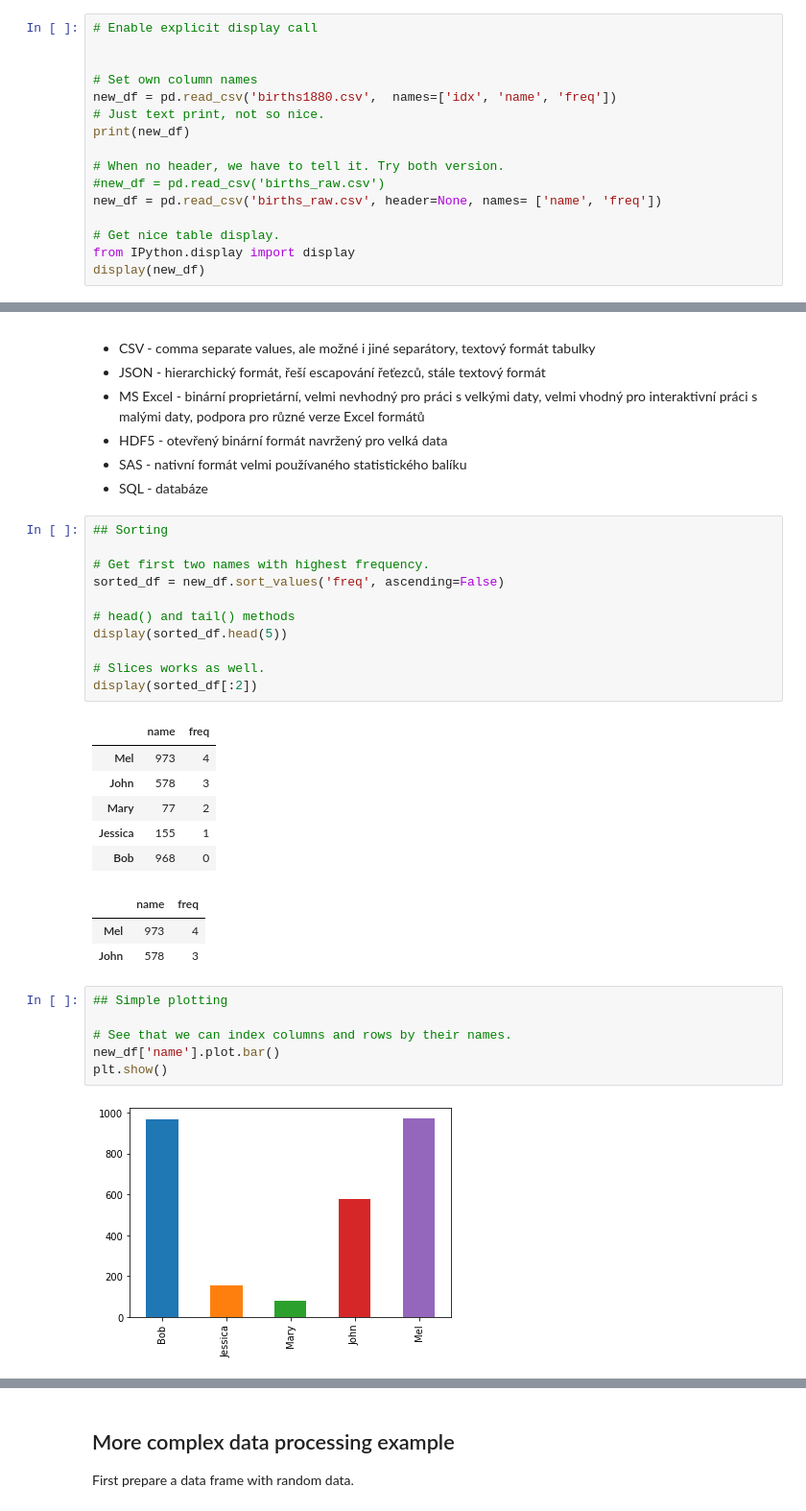
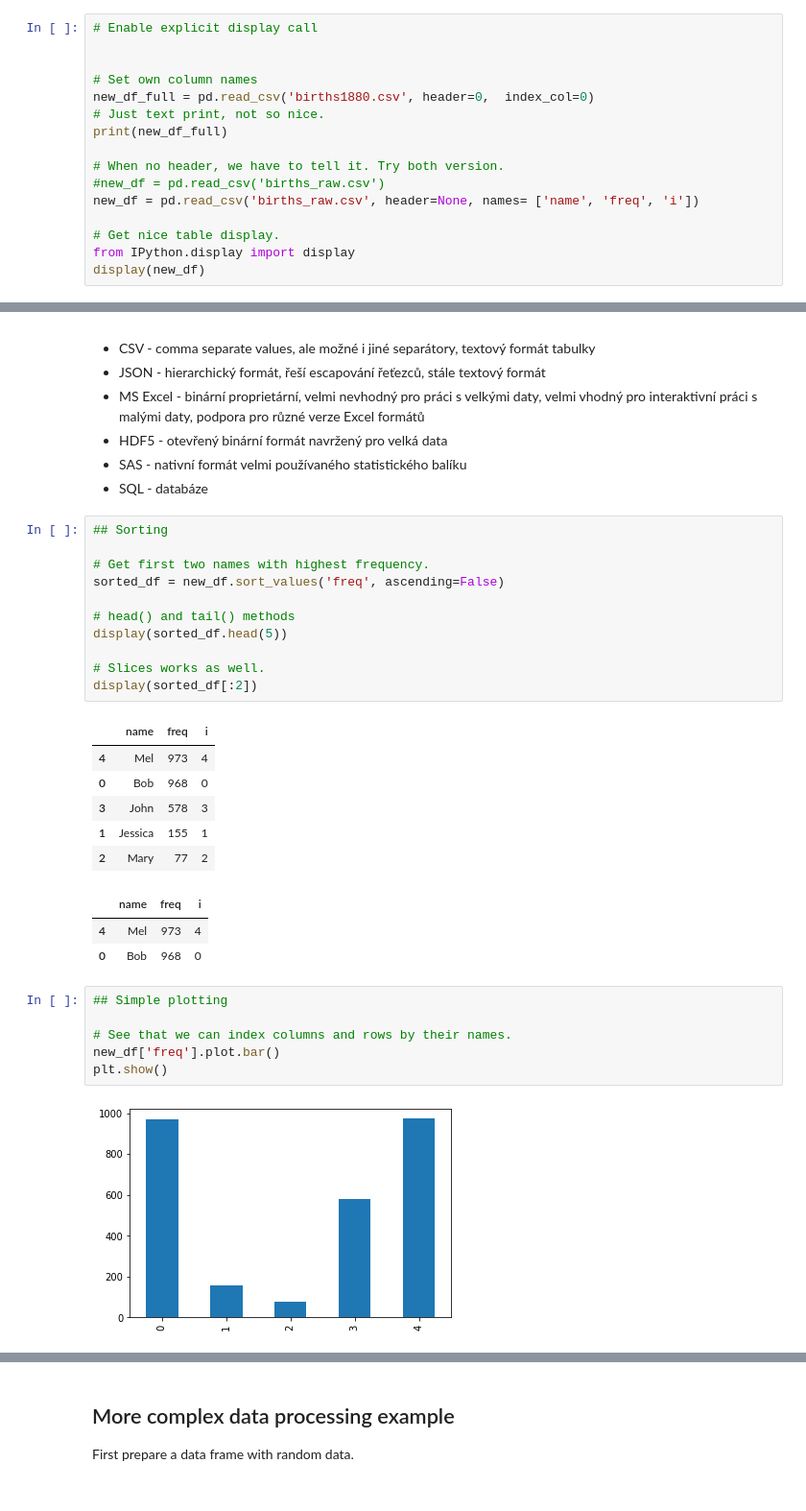
Before and after one commit to jbrezmorf/PAV_course, a Jupyter notebook: Section_3.1_Pandas.ipynb, the cells around one changed output, grey strips where cells are left out. Shown at 96% size. Saved outputs shown, nothing was run; the diff lists cells and outputs as text.

```diff
--- a/Section_3.1_Pandas.ipynb
+++ b/Section_3.1_Pandas.ipynb
@@ -180,13 +198,13 @@ new_df
 
 
 # Set own column names
-new_df = pd.read_csv('births1880.csv',  names=['idx', 'name', 'freq'])
+new_df_full = pd.read_csv('births1880.csv', header=0,  index_col=0)
 # Just text print, not so nice.
-print(new_df)
+print(new_df_full)
 
 # When no header, we have to tell it. Try both version.
 #new_df = pd.read_csv('births_raw.csv')
-new_df = pd.read_csv('births_raw.csv', header=None, names= ['name', 'freq'])
+new_df = pd.read_csv('births_raw.csv', header=None, names= ['name', 'freq', 'i'])
 
 # Get nice table display.
 from IPython.display import display
@@ -228,21 +246,21 @@ display(sorted_df.head(5))
 # Slices works as well.
 display(sorted_df[:2])
 # %% [output]
-|  | name | freq |
-| Mel | 973 | 4 |
-| John | 578 | 3 |
-| Mary | 77 | 2 |
-| Jessica | 155 | 1 |
-| Bob | 968 | 0 |
+|  | name | freq | i |
+| 4 | Mel | 973 | 4 |
+| 0 | Bob | 968 | 0 |
+| 3 | John | 578 | 3 |
+| 1 | Jessica | 155 | 1 |
+| 2 | Mary | 77 | 2 |
-|  | name | freq |
-| Mel | 973 | 4 |
-| John | 578 | 3 |
+|  | name | freq | i |
+| 4 | Mel | 973 | 4 |
+| 0 | Bob | 968 | 0 |
 # %%
 ## Simple plotting
 
 # See that we can index columns and rows by their names.
-new_df['name'].plot.bar()
+new_df['freq'].plot.bar()
 plt.show()
 # %% [output]
-[figure, old version]
+[figure, new version]
 # %%
```
Also changed, not shown: parts of 14 cells of this notebook, 6 other files.
